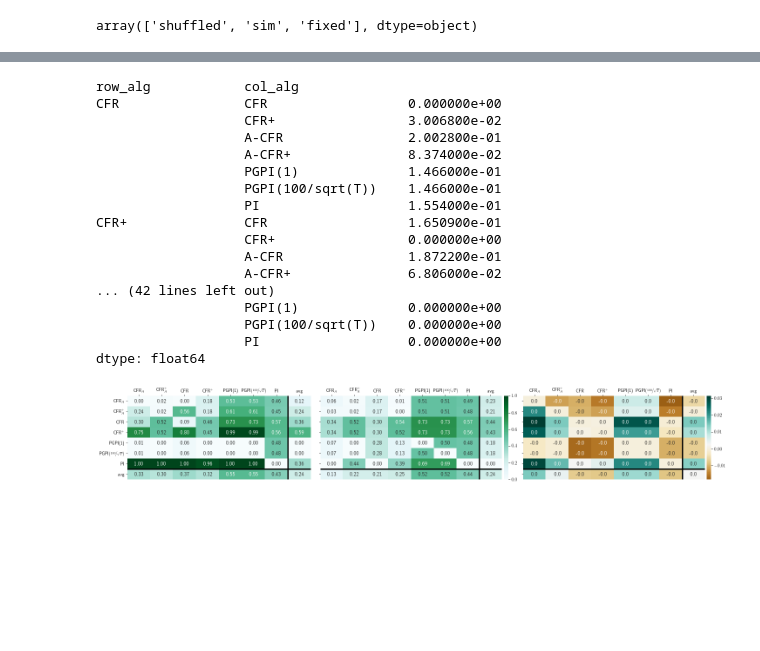
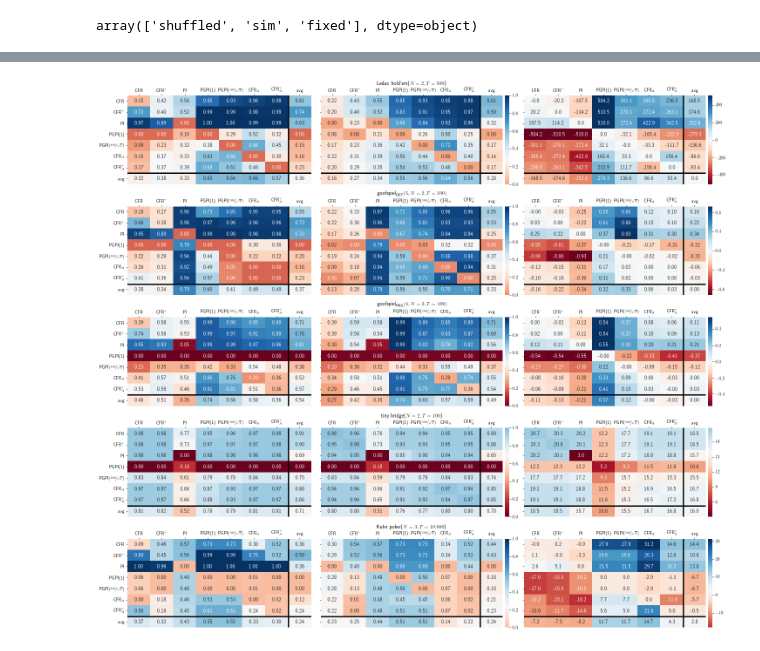
Before and after one commit to dmorrill10/hr_edl_experiments, a Jupyter notebook: mal_cfr_data.ipynb, the cells around one changed output, grey strips where cells are left out. Cells and saved outputs as stored; diff of their text form; code cells hidden in the pictures; blank space fills up the shorter version.

Commit message:
Finish notebook for generating a viable figure of heatmaps.

```diff
--- a/mal_cfr_data.ipynb
+++ b/mal_cfr_data.ipynb
@@ -4,5 +4,19 @@ import pandas as pd
 import seaborn as sns
 import matplotlib.pyplot as plt
 import matplotlib.lines as mlines
-params = {'text.usetex': True, 'text.latex.preamble' : [r'\usepackage{amsmath}', r'\usepackage{nicefrac}']}
+params = {
+    'text.usetex': True,
+    'text.latex.preamble' : [
+        r'\usepackage{amsmath}',
+        r'\usepackage{nicefrac}',
+        r'\usepackage[group-separator={,}]{siunitx}']}
 plt.rcParams.update(params)
+
+# Green-based pallete
+# div_color_palette = sns.color_palette("BrBG", 128)
+# seq_color_palette = sns.color_palette("BuGn", 128)
+
+# Blue-based pallete
+# This one should be better for colorblindness.
+div_color_palette = sns.color_palette("RdBu", 128)
+seq_color_palette = sns.color_palette("Blues", 128)
@@ -218,33 +263,29 @@ dtype: float64
-# %%
-max_abs_diff_from_mean("kuhn_3p") * 1000
-# %% [output]
-row_alg            col_alg
-CFR                CFR                  0.000000e+00
-                   CFR+                 3.006800e-02
-                   A-CFR                2.002800e-01
-                   A-CFR+               8.374000e-02
-                   PGPI(1)              1.466000e-01
-                   PGPI(100/sqrt(T))    1.466000e-01
-                   PI                   1.554000e-01
-CFR+               CFR                  1.650900e-01
-                   CFR+                 0.000000e+00
-                   A-CFR                1.872200e-01
-                   A-CFR+               6.806000e-02
-... (42 lines left out)
-                   PGPI(1)              0.000000e+00
-                   PGPI(100/sqrt(T))    0.000000e+00
-                   PI                   0.000000e+00
-dtype: float64
 # %%
-fig, axes_list = plt.subplots(1, 3, sharex=True, sharey=True, squeeze=False, figsize=(20, 3),
-                             gridspec_kw={'width_ratios': [0.95, 1, 1]})
-br_percentage_heatmap(det_table('kuhn_3p', 'fixed'), axes_list[0][0], cbar=False)
-br_percentage_heatmap(shuffled_table('kuhn_3p', 1), axes_list[0][1], cbar_kws={'fraction': 0.05, 'pad': 0.01})
-heatmap(without_br_row(det_table('kuhn_3p', 'sim')), axes_list[0][2], cbar_kws={'fraction': 0.05, 'pad': 0.01})
+fig, axes_list = plt.subplots(
+    len(games),
+    3,
+    sharex=True,
+    sharey=True,
+    squeeze=False,
+    figsize=(20, 3.5 * len(games)),
+    gridspec_kw={'width_ratios': [0.95, 1, 1]})
+for i, game in enumerate(sorted(games, key=game_sort_key)):
+    axes_list[i, 1].set_title(game_label(game))
+
+    br_percentage_heatmap(det_table(game, 'fixed'), ax=axes_list[i, 0], cbar=False)
+    br_percentage_heatmap(avg_shuffled_table(game), ax=axes_list[i, 1], cbar_kws={'fraction': 0.05, 'pad': 0.01})
+
+    scale = 1000 if game == 'kuhn_3p' or game == 'leduc' else 1
+    fmt = "0.2f" if game == 'goofspiel' or game == 'random_goofspiel' else "0.1f"
+    heatmap(
+        det_table(game, 'sim') * scale,
+        ax=axes_list[i, 2],
+        cbar_kws={'fraction': 0.05, 'pad': 0.01},
+        fmt=fmt
+    )
 plt.tight_layout(0)
-plt.subplots_adjust(
-    wspace=0.05,
-    hspace=0)
-fig.savefig('results/heatmaps.kuhn_3p.pdf')
+plt.subplots_adjust(wspace=0.05, hspace=0.25)
+fig.savefig(f'results/heatmaps.aug21_2020.pdf')
+plt.show()
 # %% [output]
-[figure, old version]
+[figure, new version]
```
Also changed, not shown: parts of 10 cells of this notebook.
